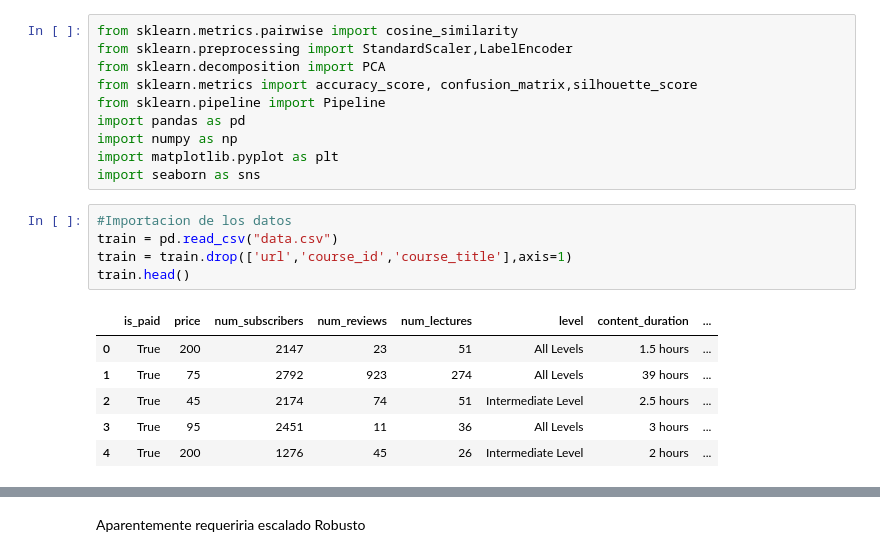
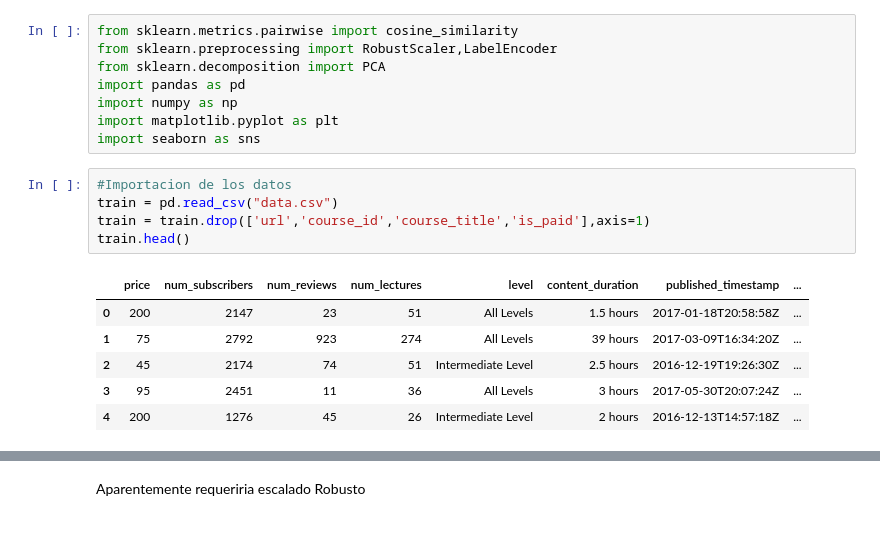
Before and after one commit to Divione-AAA/Ciencia-de-datos, a Jupyter notebook: Sistemas de Recomendacion/cursos/main.ipynb, the cells around one changed output, grey strips where cells are left out. Saved outputs shown, nothing was run; the diff lists cells and outputs as text.

```diff
--- a/Sistemas de Recomendacion/cursos/main.ipynb
+++ b/Sistemas de Recomendacion/cursos/main.ipynb
@@ -1,9 +1,7 @@
 # %%
 from sklearn.metrics.pairwise import cosine_similarity
-from sklearn.preprocessing import StandardScaler,LabelEncoder
+from sklearn.preprocessing import RobustScaler,LabelEncoder
 from sklearn.decomposition import PCA
-from sklearn.metrics import accuracy_score, confusion_matrix,silhouette_score
-from sklearn.pipeline import Pipeline
 import pandas as pd
 import numpy as np
 import matplotlib.pyplot as plt
@@ -11,15 +9,15 @@ import seaborn as sns
 # %%
 #Importacion de los datos
 train = pd.read_csv("data.csv")
-train = train.drop(['url','course_id','course_title'],axis=1)
+train = train.drop(['url','course_id','course_title','is_paid'],axis=1)
 train.head()
 # %% [output]
-|  | is_paid | price | num_subscribers | num_reviews | num_lectures | level | content_duration | ... |
-| 0 | True | 200 | 2147 | 23 | 51 | All Levels | 1.5 hours | ... |
-| 1 | True | 75 | 2792 | 923 | 274 | All Levels | 39 hours | ... |
-| 2 | True | 45 | 2174 | 74 | 51 | Intermediate Level | 2.5 hours | ... |
-| 3 | True | 95 | 2451 | 11 | 36 | All Levels | 3 hours | ... |
-| 4 | True | 200 | 1276 | 45 | 26 | Intermediate Level | 2 hours | ... |
+|  | price | num_subscribers | num_reviews | num_lectures | level | content_duration | published_timestamp | ... |
+| 0 | 200 | 2147 | 23 | 51 | All Levels | 1.5 hours | 2017-01-18T20:58:58Z | ... |
+| 1 | 75 | 2792 | 923 | 274 | All Levels | 39 hours | 2017-03-09T16:34:20Z | ... |
+| 2 | 45 | 2174 | 74 | 51 | Intermediate Level | 2.5 hours | 2016-12-19T19:26:30Z | ... |
+| 3 | 95 | 2451 | 11 | 36 | All Levels | 3 hours | 2017-05-30T20:07:24Z | ... |
+| 4 | 200 | 1276 | 45 | 26 | Intermediate Level | 2 hours | 2016-12-13T14:57:18Z | ... |
 # %%
 train.describe()
 # %% [output]
```
Also changed, not shown: parts of 12 cells of this notebook.
